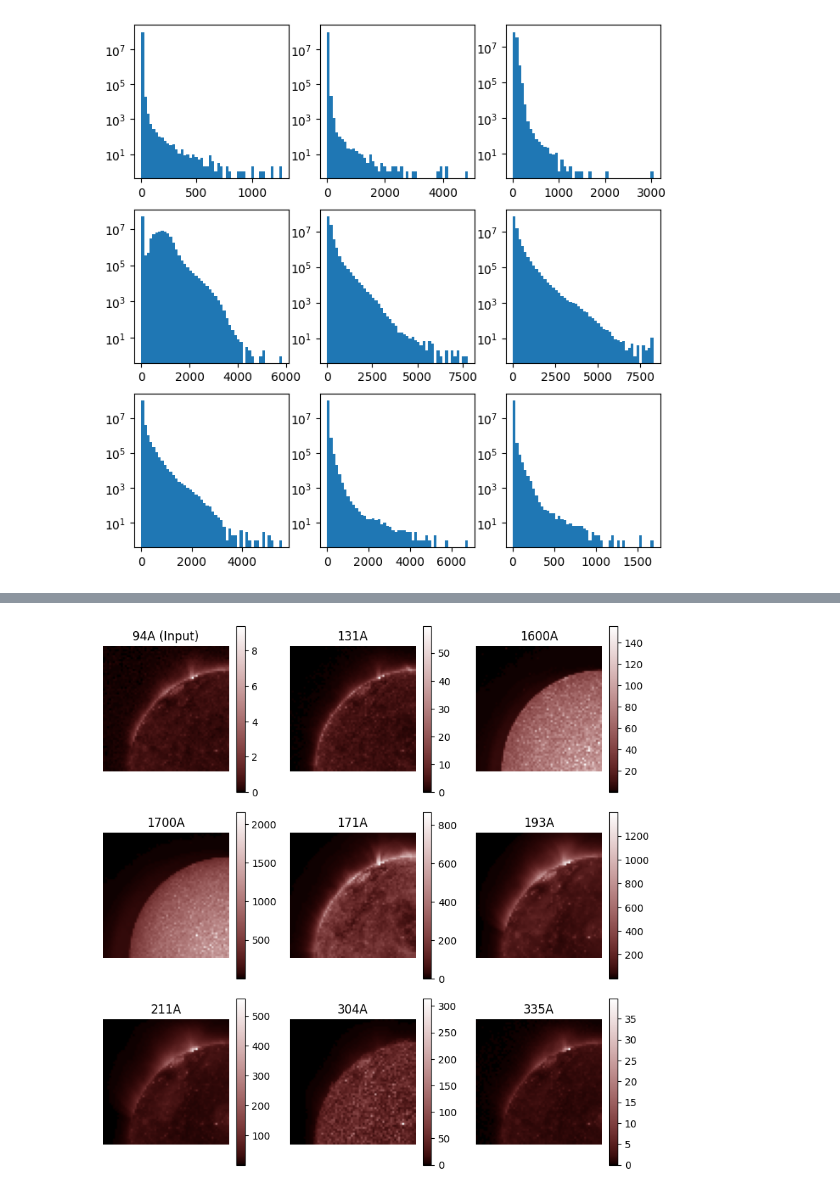
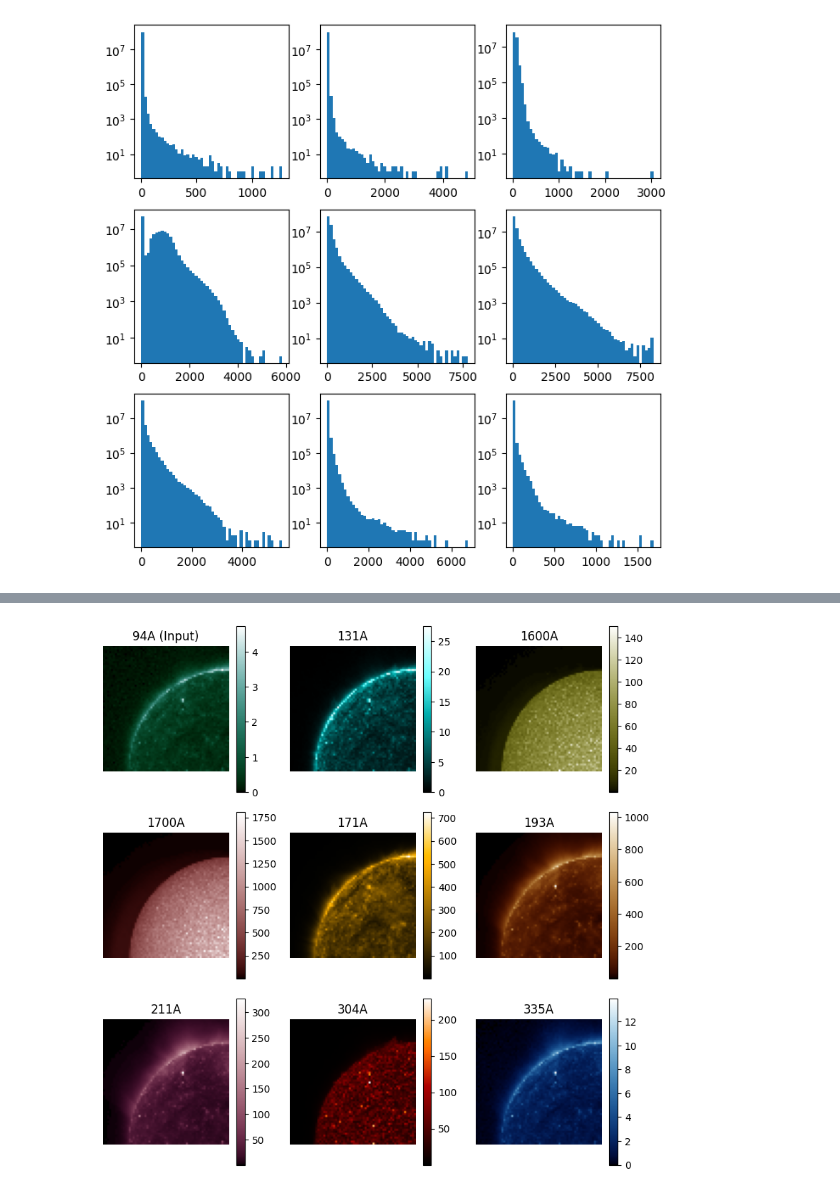
Before and after one commit to Abhishek-Deshmukh/deep-learning-school-basic-challenge, a Jupyter notebook: jonas/notebooks/DL_challenge.ipynb, the cells around one changed output, grey strips where cells are left out. Cells and saved outputs as stored; diff of their text form; code cells hidden in the pictures.

```diff
--- a/jonas/notebooks/DL_challenge.ipynb
+++ b/jonas/notebooks/DL_challenge.ipynb
@@ -154,7 +160,7 @@ from codecarbon import track_emissions
 class ChannelPredictorCNN(nn.Module):
 
     channels = ['131A', '1600A', '1700A', '171A', '193A', '211A', '304A', '335A', '94A']
-    NFs = [500, 1800, 1000, 5000, 6000, 7000, 3500, 4000, 1000] # eye balled these
+    NFs = [50, 100, 300, 2500, 2500, 2500, 1500, 1000, 200] # eye balled these
     def __init__(self):
         super(ChannelPredictorCNN, self).__init__()
         self.encoder = nn.Sequential(
@@ -305,5 +269,6 @@ plt.show()
 # %%
-test_index = 71
+test_index = -1
+COLORBAR = True
 import matplotlib.pyplot as plt
 model.eval()
 
@@ -321,15 +286,16 @@ fig, axes = plt.subplots(3, 3, figsize=(8, 8))
 channels = ['94A (Input)', '131A', '1600A', '1700A', '171A', '193A', '211A', '304A', '335A']
 
 for i, (ax, ch) in enumerate(zip(axes.ravel(), channels)):
-    cmap = plt.get_cmap(f'sdoaia{key[:-1]}')
     if ch == '94A (Input)':
+        cmap = plt.get_cmap('sdoaia94')
         im = ax.imshow(input_np, cmap=cmap)
     else:
+        cmap = plt.get_cmap(f'sdoaia{ch[:-1]}')
         im = ax.imshow(pred_np[i-1], cmap=cmap)
 
     ax.set_title(ch)
     ax.axis('off')
-    fig.colorbar(im, ax=ax)
+    if COLORBAR: fig.colorbar(im, ax=ax)
 
 plt.tight_layout()
 plt.show()
@@ -338,17 +304,18 @@ plt.show()
 # %%
 fig_2, axes_2 = plt.subplots(3, 3, figsize=(8, 8))
 for i, (ax, ch) in enumerate(zip(axes_2.ravel(), channels)):
-    cmap = plt.get_cmap(f'sdoaia{key[:-1]}')
     if ch == '94A (Input)':
+        cmap = plt.get_cmap('sdoaia94')
         im = ax.imshow(input_np, cmap=cmap)
     else:
+        cmap = plt.get_cmap(f'sdoaia{ch[:-1]}')
         im = ax.imshow(target_np[i-1], cmap=cmap)
 
     ax.set_title(ch)
     ax.axis('off')
-    fig.colorbar(im, ax=ax)
+    if COLORBAR: fig.colorbar(im, ax=ax)
 
 plt.tight_layout()
 plt.show()
 # %% [output]
-[figure, old version]
+[figure, new version]
```
Also changed, not shown: parts of 5 cells of this notebook, 1 other file.
